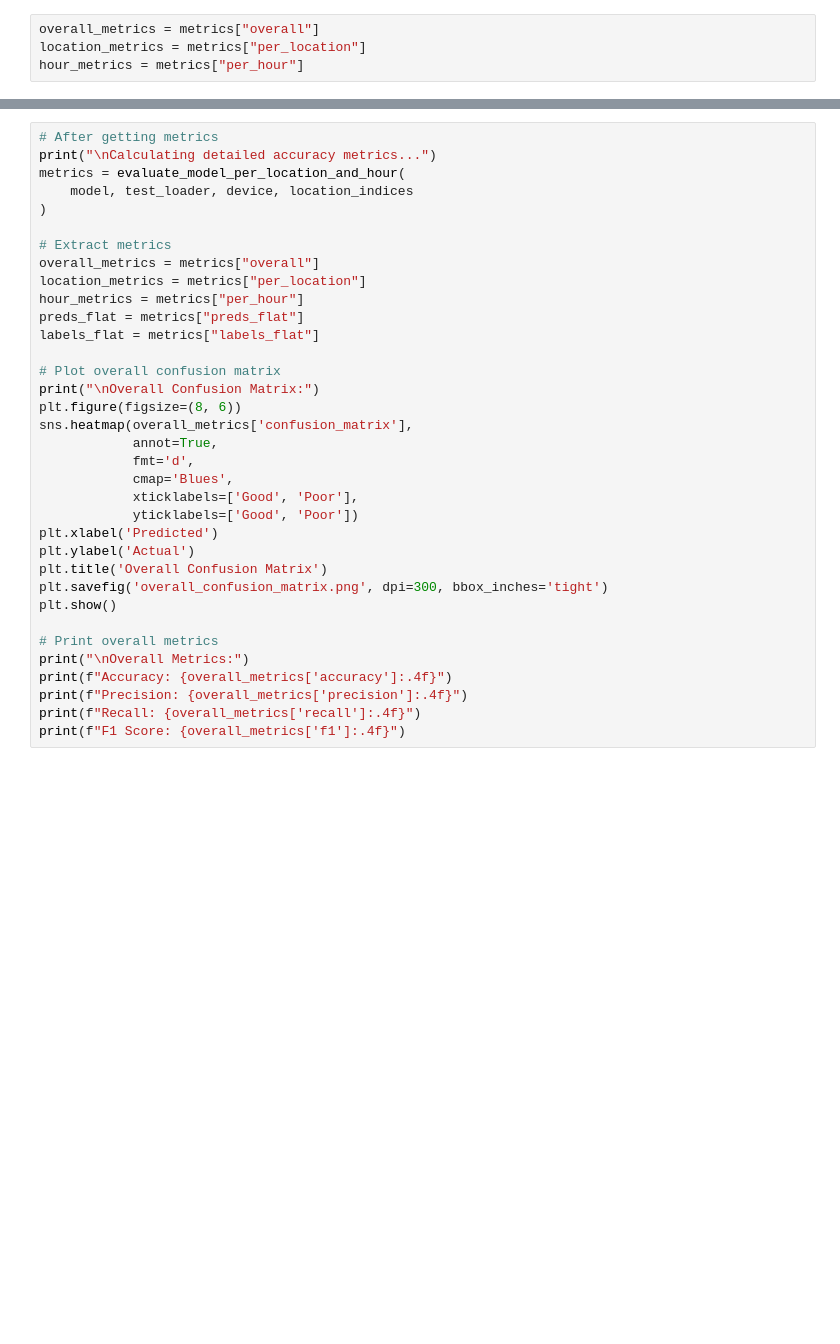
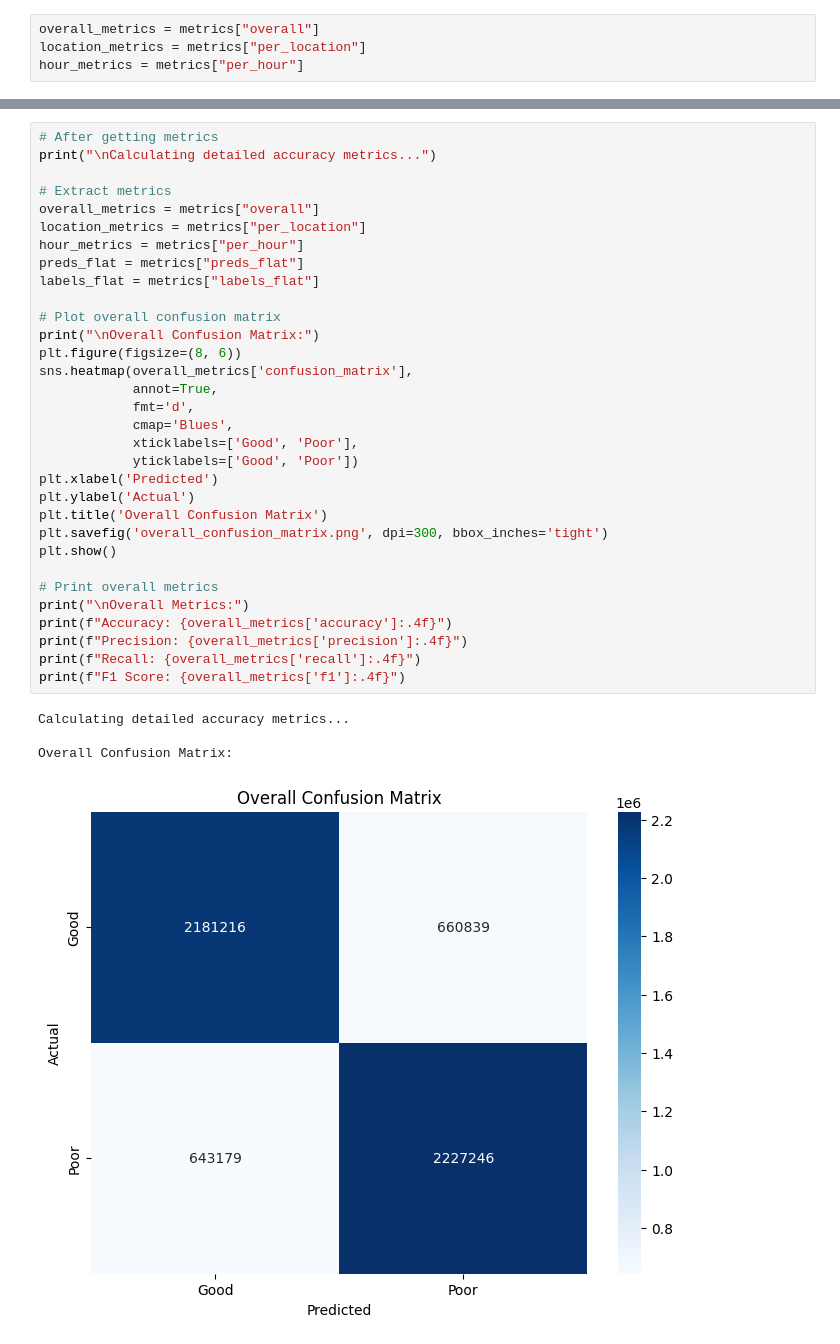
Before and after one commit to zeyadahmedhussein/Air-Quality-Prediction-Using-Quantum-Computing, a Jupyter notebook: Quantum/testing_quantum.ipynb, the cells around one changed output, grey strips where cells are left out. Saved outputs shown, nothing was run; the diff lists cells and outputs as text; blank space fills up the shorter version.

```diff
--- a/Quantum/testing_quantum.ipynb
+++ b/Quantum/testing_quantum.ipynb
@@ -373,35 +410,37 @@ plt.show()
 # %%
 # After getting metrics
 print("\nCalculating detailed accuracy metrics...")
-metrics = evaluate_model_per_location_and_hour(
-    model, test_loader, device, location_indices
-)
 
 # Extract metrics
 overall_metrics = metrics["overall"]
 location_metrics = metrics["per_location"]
 hour_metrics = metrics["per_hour"]
 preds_flat = metrics["preds_flat"]
 labels_flat = metrics["labels_flat"]
 
 # Plot overall confusion matrix
 print("\nOverall Confusion Matrix:")
 plt.figure(figsize=(8, 6))
 sns.heatmap(overall_metrics['confusion_matrix'],
             annot=True,
             fmt='d',
             cmap='Blues',
             xticklabels=['Good', 'Poor'],
             yticklabels=['Good', 'Poor'])
 plt.xlabel('Predicted')
 plt.ylabel('Actual')
 plt.title('Overall Confusion Matrix')
 plt.savefig('overall_confusion_matrix.png', dpi=300, bbox_inches='tight')
 plt.show()
 
 # Print overall metrics
 print("\nOverall Metrics:")
 print(f"Accuracy: {overall_metrics['accuracy']:.4f}")
 print(f"Precision: {overall_metrics['precision']:.4f}")
 print(f"Recall: {overall_metrics['recall']:.4f}")
 print(f"F1 Score: {overall_metrics['f1']:.4f}")
+# %% [output]
+Calculating detailed accuracy metrics...
+
+Overall Confusion Matrix:
+[figure, added]
```
Also changed, not shown: parts of 5 cells of this notebook, 5 other files.
